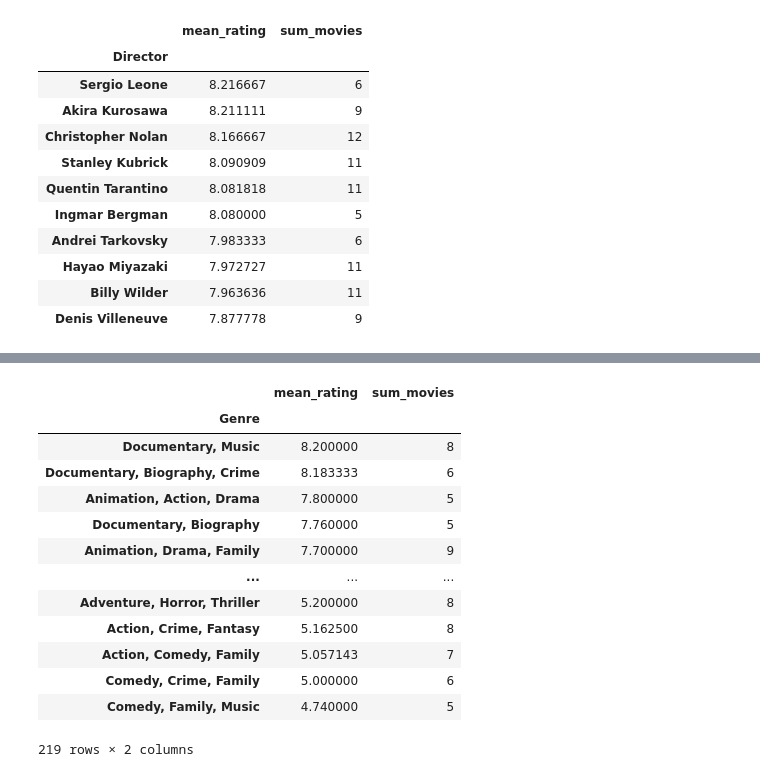
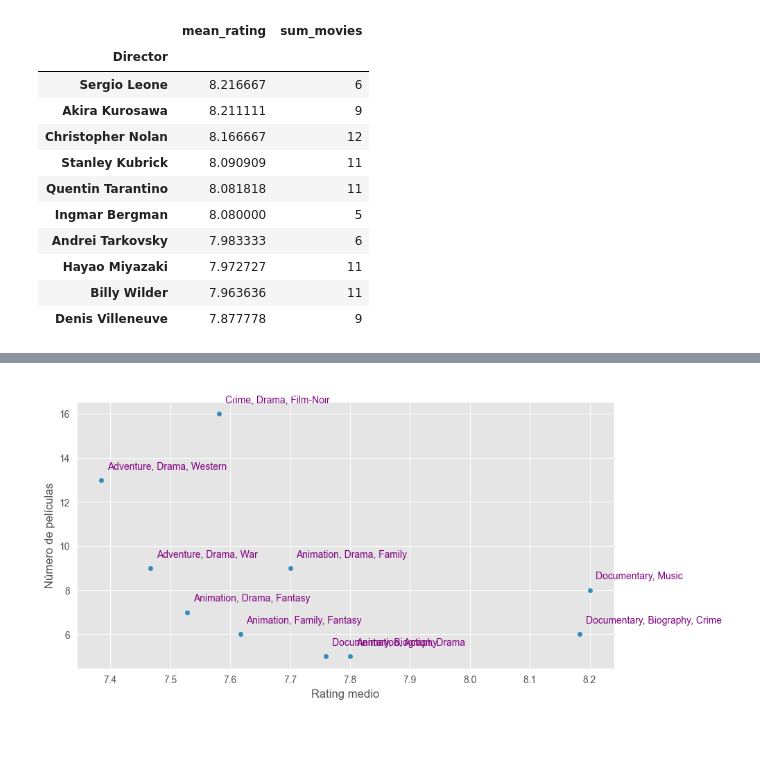
Before and after one commit to jfernandlg/TFG-analisis_dataset, a Jupyter notebook: main/notebooks/02_sentiment_analyzer.ipynb, the cells around one changed output, grey strips where cells are left out. Cells and saved outputs as stored; diff of their text form; code cells hidden in the pictures; blank space fills up the shorter version.

```diff
--- a/main/notebooks/02_sentiment_analyzer.ipynb
+++ b/main/notebooks/02_sentiment_analyzer.ipynb
@@ -139,23 +135,26 @@ plt.show()
 # %%
-top_genres = df.groupby('Genre').agg(
-    mean_rating = ('Rating', 'mean'),
-    sum_movies = ('Rating', 'count')
+top_genres = df.groupby('Genre', as_index=False).agg(
+    mean_rating=('Rating', 'mean'),
+    sum_movies=('Rating', 'count')
 )
 top_genres = top_genres[top_genres['sum_movies'] >= 5]
-top_genres = top_genres.sort_values('mean_rating', ascending=False)
-top_genres
+top_genres = top_genres.sort_values('mean_rating', ascending=False).head(10)
+
+
+ax = top_genres.plot(kind="scatter",
+                     x="mean_rating",
+                     y="sum_movies",
+                     figsize=(10, 5))
+
+for _, row in top_genres.iterrows():
+    ax.text(row["mean_rating"] + 0.01,
+            row["sum_movies"] + 0.5,
+            row['Genre'],
+            color="purple")
+
+
+ax.set_title("Rating medio vs número de películas por género")
+ax.set_xlabel("Rating medio")
+ax.set_ylabel("Número de películas")
 # %% [output]
-|  | mean_rating | sum_movies |
-| Genre |  |  |
-| Documentary, Music | 8.200000 | 8 |
-| Documentary, Biography, Crime | 8.183333 | 6 |
-| Animation, Action, Drama | 7.800000 | 5 |
-| Documentary, Biography | 7.760000 | 5 |
-| Animation, Drama, Family | 7.700000 | 9 |
-| ... | ... | ... |
-| Adventure, Horror, Thriller | 5.200000 | 8 |
-| Action, Crime, Fantasy | 5.162500 | 8 |
-| Action, Comedy, Family | 5.057143 | 7 |
-| Comedy, Crime, Family | 5.000000 | 6 |
-| Comedy, Family, Music | 4.740000 | 5 |
-219 rows × 2 columns
+[figure, added]
```
Also changed, not shown: parts of 15 cells of this notebook, 1 other file.
